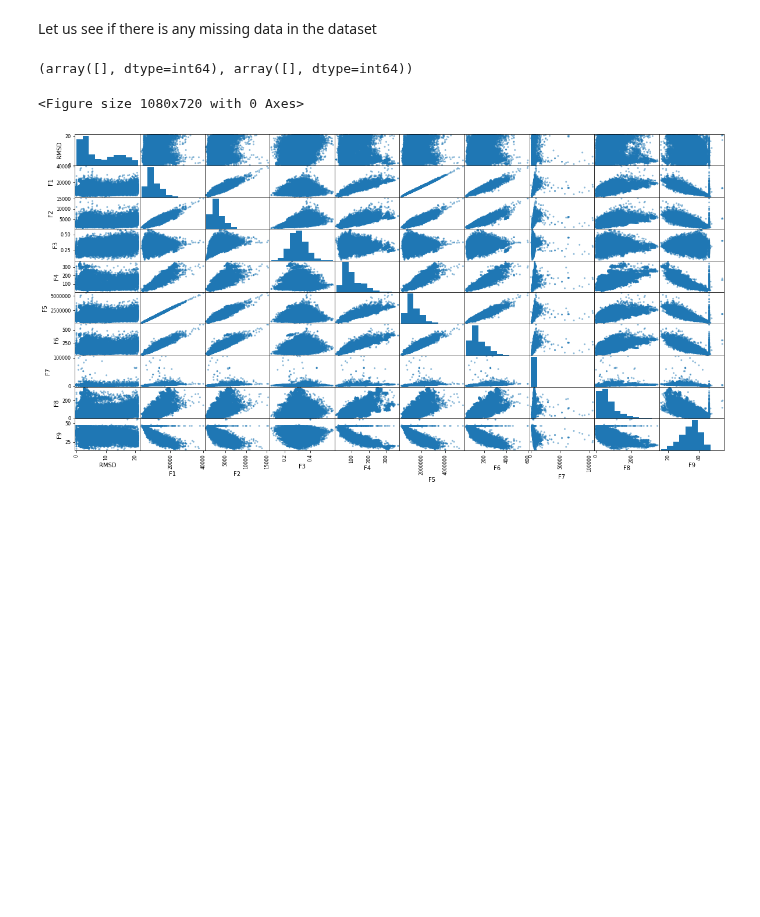
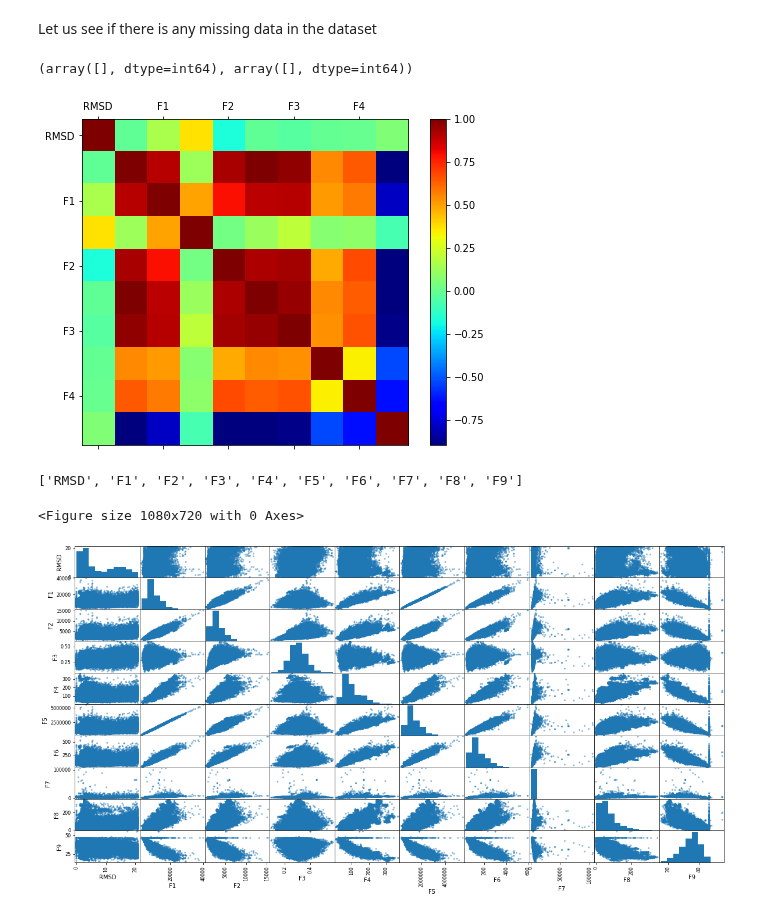
Before and after one commit to aniket-ak/Machine-Learning-CASP-Dataset, a Jupyter notebook: CASP.ipynb, the cells around one changed output. Cells and saved outputs as stored; diff of their text form; code cells hidden in the pictures; blank space fills up the shorter version.

```diff
--- a/CASP.ipynb
+++ b/CASP.ipynb
@@ -82,6 +80,20 @@ def get_correlation(data, get_RMSD_corr=False):
     pd.plotting.scatter_matrix(data, figsize=(20,10));
     if get_RMSD_corr:
         print(data.corr()["RMSD"].sort_values(ascending=False));
+# %%
+fig = plt.figure(figsize=(8,6))
+ax = fig.add_subplot(111)
+cax = ax.matshow(casp.corr(), cmap = 'jet', interpolation='none')
+fig.colorbar(cax)
+
+ax.set_xticklabels(['']+list(casp));
+ax.set_yticklabels(['']+list(casp));
+# %% [output]
+[figure, added]
+# %%
+list(casp)
+# %% [output]
+['RMSD', 'F1', 'F2', 'F3', 'F4', 'F5', 'F6', 'F7', 'F8', 'F9']
 # %%
 get_correlation(casp, False)
 # %% [output]
```
Also changed, not shown: parts of 18 cells of this notebook.
